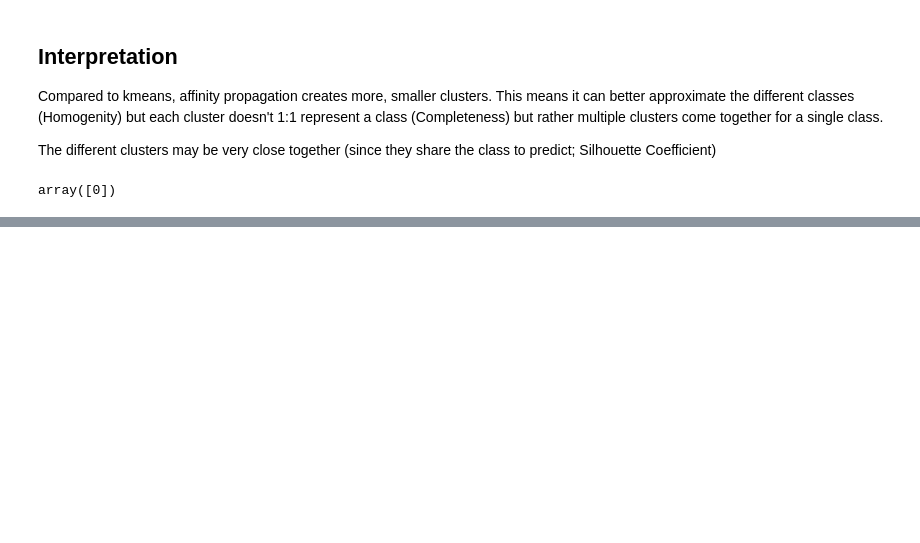
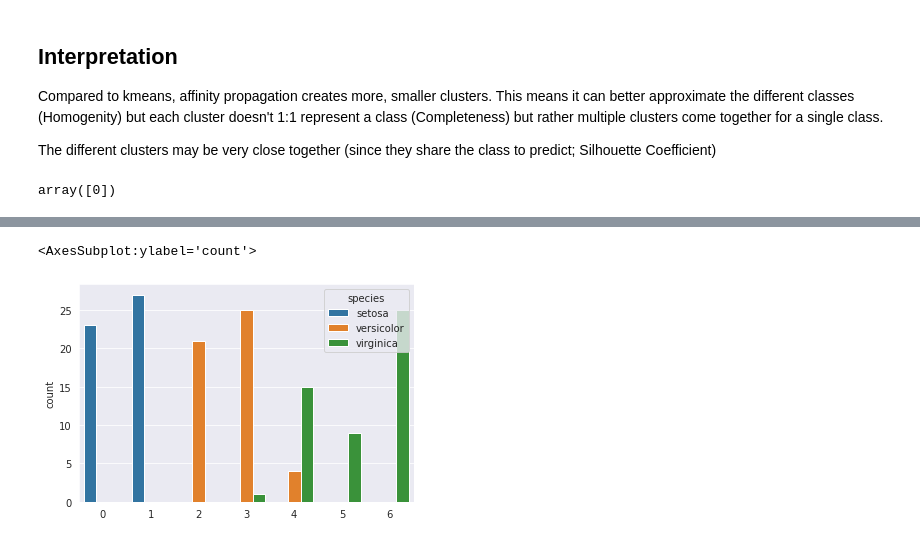
Before and after one commit to Linschlager/IP6-ML-Playground, a Jupyter notebook: src/affinity-propagation.ipynb, the cells around one changed output, grey strips where cells are left out. Cells and saved outputs as stored; diff of their text form; code cells hidden in the pictures; blank space fills up the shorter version.

```diff
--- a/src/affinity-propagation.ipynb
+++ b/src/affinity-propagation.ipynb
@@ -78,0 +100,5 @@ array([0])
+# %%
+sns.countplot(x=ap.labels_,hue='species',data=iris)
+# %% [output]
+<AxesSubplot:ylabel='count'>
+[figure, added]
```
Also changed, not shown: parts of 2 cells of this notebook.
